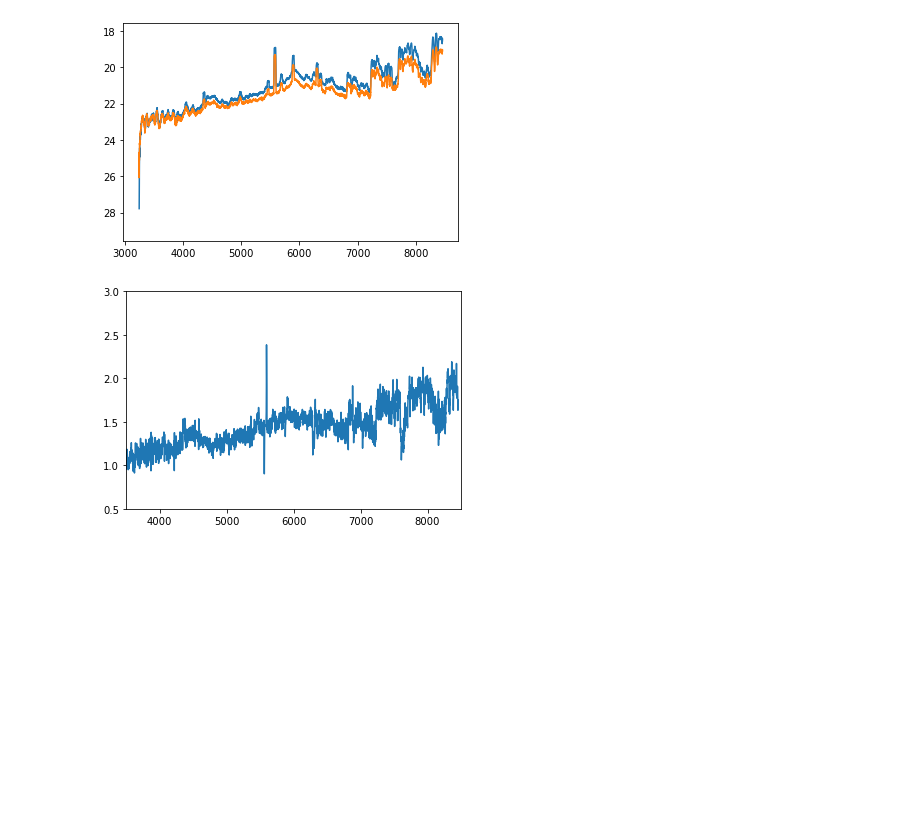
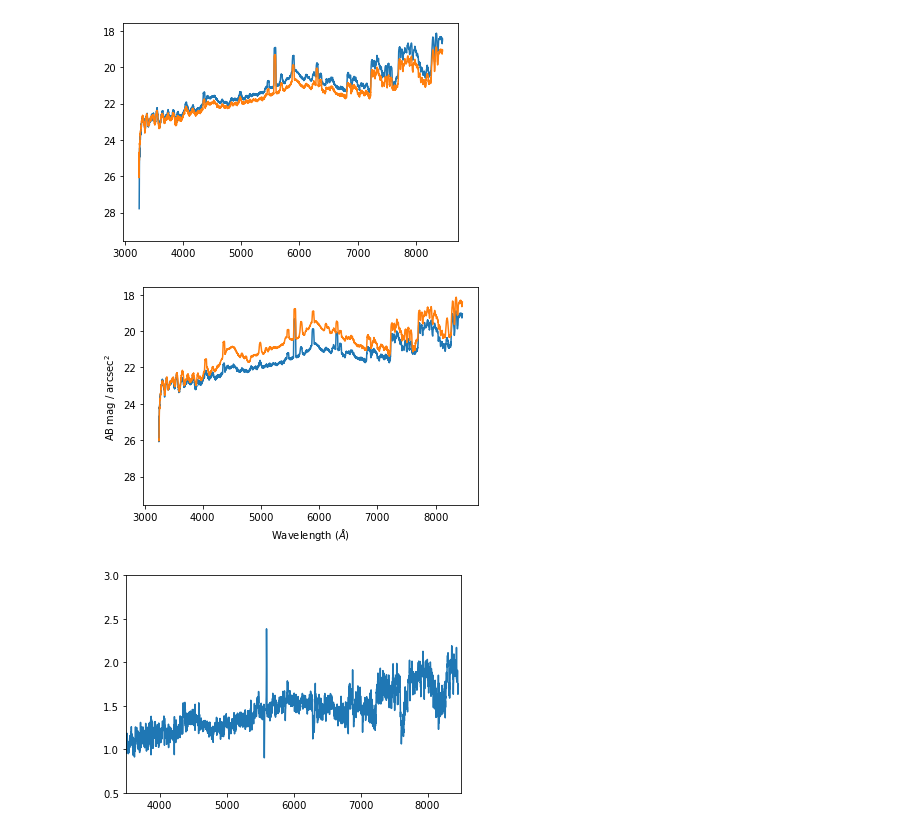
Before and after one commit to MMTObservatory/mmto_sky_brightness, a Jupyter notebook: 20191005/pypeit/analysis.ipynb, the cells around one changed output. Cells and saved outputs as stored; diff of their text form; code cells hidden in the pictures; blank space fills up the shorter version.

Commit message:
make function for loading pypeit-reduced 1D spectra and returning wavelength and AB mag with appropriate units

```diff
--- a/20191005/pypeit/analysis.ipynb
+++ b/20191005/pypeit/analysis.ipynb
@@ -45,6 +46,37 @@ plt.gca().invert_yaxis()
 plt.show()
 # %% [output]
 [figure]
+# %%
+def load_sky_spectrum(fitsfile, pixscale=0.6, slitwidth=5., zeropoint=48.6):
+    """
+    Load a Pypeit-reduced 1D sky spectrum and return wavelength in Angstroms and flux in ABmag/arcsec**2
+
+        fitsfile: string - filename of FITS spectrum
+        pixscale: float - spatial pixel scale (arcsec/pixel)
+        slitwidth: float - width of the slit (arcsec)
+        zeropoint: float - zeropoint for AB mag system (AB mag)
+    """
+    spec = Table.read(fitsfile)
+    # we get the calibration function from the ratio of FLAM to COUNTS
+    sensfunc = spec['OPT_FLAM'] / spec['OPT_COUNTS']
+    # need lambda^2/c to convert to FNU
+    cl_sq = spec['OPT_WAVE'] ** 2 / astcont.c.to('AA/s').value
+    # we use the boxcar sky counts to make the extraction pixel area more deterministic
+    abmag = -2.5 * np.log10(cl_sq * 1e-17 * sensfunc * spec['BOX_COUNTS_SKY'] / (spec['BOX_NPIX'] * slitwidth * pixscale)) - zeropoint
+    wave = spec['OPT_WAVE'] * u.Angstrom
+    abmag = abmag * u.ABmag
+    return wave, abmag
+# %%
+w, a = load_sky_spectrum("Science/spec1d_skyobs0053-sky_az270_el47_Blue_Channel_2019Oct06T100505.000.fits")
+wt, at = load_sky_spectrum("Science/spec1d_skyobs0031-sky_az352_el20_Blue_Channel_2019Oct06T090420.000.fits")
+plt.plot(w, a)
+plt.plot(wt, at)
+plt.gca().invert_yaxis()
+plt.xlabel("Wavelength $(\AA)$")
+plt.ylabel("AB mag / arcsec$^2$")
+plt.show()
+# %% [output]
+[figure, added]
 # %%
 plt.plot(low['OPT_WAVE'], lowflux/highflux)
 plt.xlim(3500, 8500)
```
Also changed, not shown: parts of 3 cells of this notebook.
